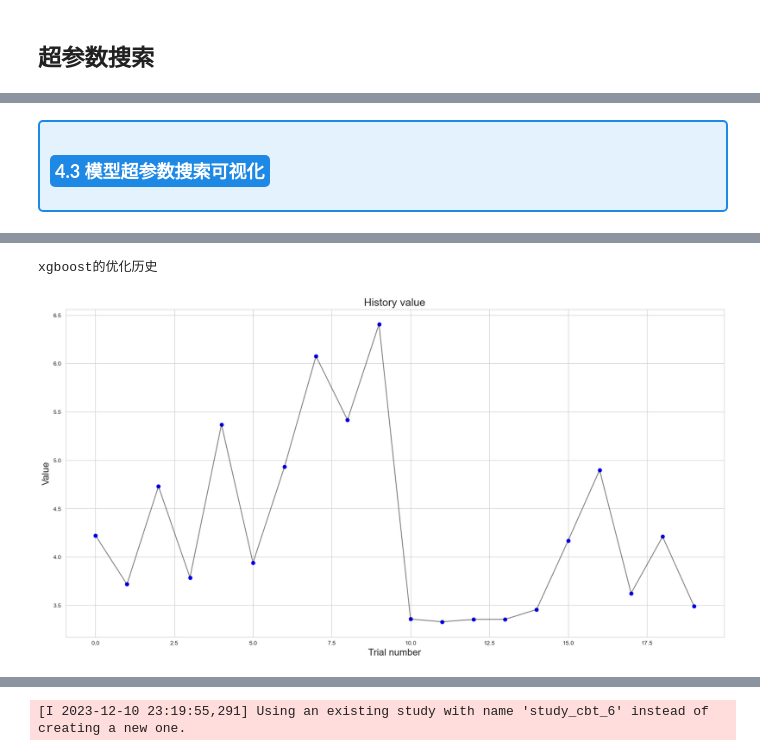
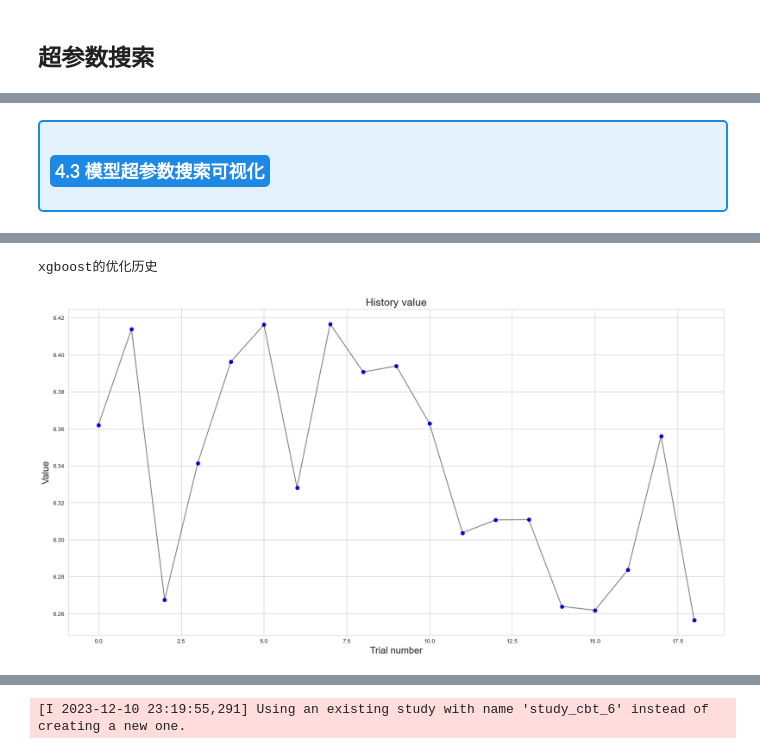
Before and after one commit to 2665477495/closing_auction_premodel, a Jupyter notebook: optiver-baseline4wabulabu.ipynb, the cells around one changed output, grey strips where cells are left out. Saved outputs shown, nothing was run; the diff lists cells and outputs as text; code cells hidden in the pictures.

```diff
--- a/optiver-baseline4wabulabu.ipynb
+++ b/optiver-baseline4wabulabu.ipynb
@@ -380,3 +861,8 @@ features = df_gened.drop(columns=['target','row_id'])
+# %%
+df_train_feats_fill = fillmean(df_train_feats, df_train_feats.columns)
+# %%
+target = df_train['target']
+features = df_train_feats_fill
 # %%
 if notebook_config['trainig']:
     # 按照数据顺序划分训练集和验证集
@@ -506,10 +987,10 @@ if notebook_config['hyperopt']:
 # %%
 if notebook_config['hyperopt']:
     # 随机采样
-    df_sampled = df_gened.sample(frac=0.05, random_state=42)
+    df_sampled = df_train_feats_fill.sample(frac=0.05, random_state=42)
 
     # 获取剩余的
-    df_remaining = df_gened.drop(df_sampled.index)
+    df_remaining = df_train_feats_fill.drop(df_sampled.index)
 
-    target = df_sampled['target']
-    features = df_sampled.drop(columns=['target','row_id','time_id'])
+    target = df_train['target'][df_sampled.index]
+    features = df_sampled
@@ -655,7 +1140,7 @@ def connect_sql(db_config):
 # %%
 connect_sql(db_config)
 if notebook_config['hyperopt'] & ('xgb' in notebook_config['model']):
-    study_xgb = optuna.create_study(study_name='study_xgb_7', direction='minimize', storage=storage_url, load_if_exists=True)
+    study_xgb = optuna.create_study(study_name='study_xgb_9', direction='minimize', storage=storage_url, load_if_exists=True)
 
     # 进行参数优化
     study_xgb.optimize(objective_xgb, n_trials=30)
@@ -806,4 +1229,9 @@ KeyboardInterrupt
 KeyboardInterrupt:
+# %% [markdown]
+<div style="background-color:#e3f2fd; padding: 10px; border: 2px solid #1E88E5; border-radius: 5px;">
+    <h2 style="font-family:Courier New, monospace; font-weight:bold; letter-spacing: 2px; color:#1565C0; font-size:120%; text-align:left">
+    <span style="background-color:#1E88E5; color:#ffffff; padding: 5px; border-radius: 5px;">4.3 模型超参数搜索可视化</span></h2>
+</div>
 # %%
 def history_value(study):
     completed_trials = study.trials
@@ -820,11 +1248,6 @@ def history_value(study):
     ax.plot(trial_values, 'k-', alpha=0.5)
     plt.show()
     return
-# %% [markdown]
-<div style="background-color:#e3f2fd; padding: 10px; border: 2px solid #1E88E5; border-radius: 5px;">
-    <h2 style="font-family:Courier New, monospace; font-weight:bold; letter-spacing: 2px; color:#1565C0; font-size:120%; text-align:left">
-    <span style="background-color:#1E88E5; color:#ffffff; padding: 5px; border-radius: 5px;">4.3 模型超参数搜索可视化</span></h2>
-</div>
 # %%
 def plot_optimization_history(study):
     fig = optuna.visualization.plot_optimization_history(study)
@@ -834,7 +1257,7 @@ def plot_optimization_history(study):
 # %%
 if notebook_config['hyperopt'] & ('xgb' in notebook_config['model']):
     print('xgboost的优化历史')
-    study_xgb = optuna.create_study(study_name='study_xgb_7', direction='minimize', storage=storage_url, load_if_exists=True)
+    study_xgb = optuna.create_study(study_name='study_xgb_9', direction='minimize', storage=storage_url, load_if_exists=True)
     plot_optimization_history(study_xgb)
     history_value(study_xgb)
 # %% [output]
@@ -842,5 +1265,5 @@ if notebook_config['hyperopt'] & ('xgb' in notebook_config['model']):
 xgboost的优化历史
-[figure, old version]
+[figure, new version]
 # %%
 if notebook_config['hyperopt'] & ('lgb' in notebook_config['model']):
     print('lightgbm的优化历史')
```
Also changed, not shown: parts of 34 cells of this notebook, 7 other files.
